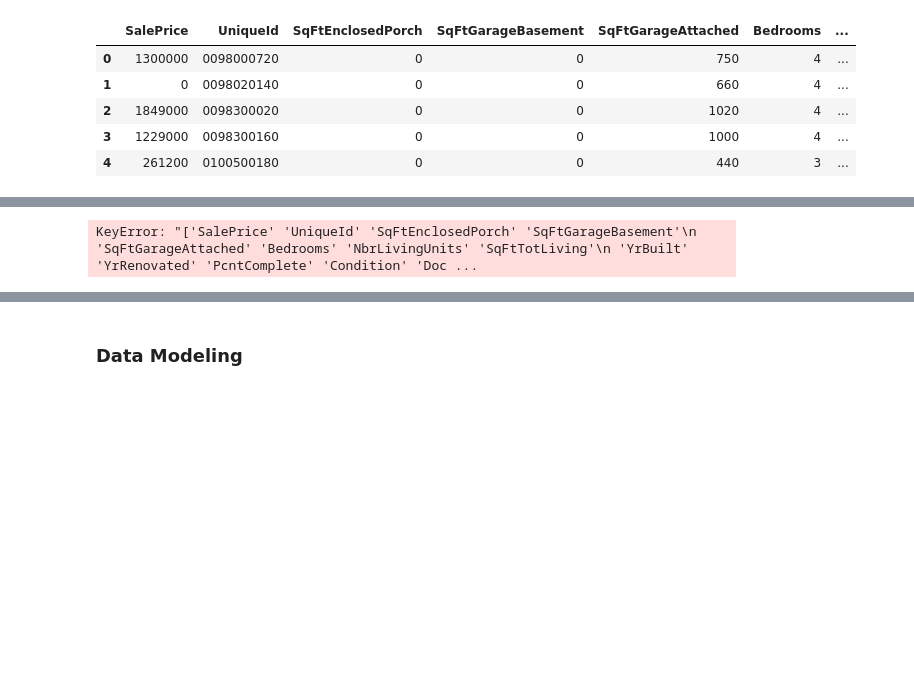
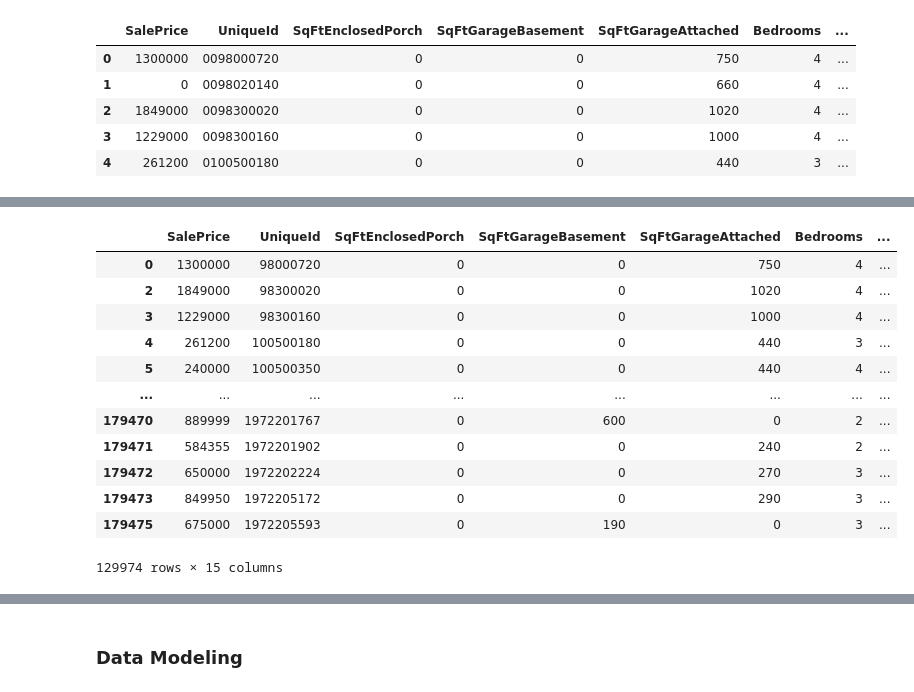
Before and after one commit to sierrafromcalifornia/Housing-Analysis-Project, a Jupyter notebook: notebooks/exploratory/EDA_Exploratory.ipynb, the cells around one changed output, grey strips where cells are left out. Drawn from its saved outputs; the diff is of its cells as text; code cells hidden in the pictures; blank space fills up the shorter version.

```diff
--- a/notebooks/exploratory/EDA_Exploratory.ipynb
+++ b/notebooks/exploratory/EDA_Exploratory.ipynb
@@ -405,7 +424,22 @@ merged_dataframe.head()
 # %%
+# change datatypes for numerical columns to int
+
+merged_dataframe = merged_dataframe.apply(pd.to_numeric)
+
 # eliminate rows where there isn't a recorded sale price
 
-# merged_dataframe['SalePrice'] = merged_dataframe['SalePrice'].astype(int)
-# merged_dataframe.drop(merged_dataframe[merged_dataframe['SalePrice'] < 1])
+merged_dataframe.drop(merged_dataframe[merged_dataframe['SalePrice'] < 1].index)
 # %% [output]
+|  | SalePrice | UniqueId | SqFtEnclosedPorch | SqFtGarageBasement | SqFtGarageAttached | Bedrooms | ... |
+| 0 | 1300000 | 98000720 | 0 | 0 | 750 | 4 | ... |
+| 2 | 1849000 | 98300020 | 0 | 0 | 1020 | 4 | ... |
+| 3 | 1229000 | 98300160 | 0 | 0 | 1000 | 4 | ... |
+| 4 | 261200 | 100500180 | 0 | 0 | 440 | 3 | ... |
+| 5 | 240000 | 100500350 | 0 | 0 | 440 | 4 | ... |
+| ... | ... | ... | ... | ... | ... | ... | ... |
+| 179470 | 889999 | 1972201767 | 0 | 600 | 0 | 2 | ... |
+| 179471 | 584355 | 1972201902 | 0 | 0 | 240 | 2 | ... |
+| 179472 | 650000 | 1972202224 | 0 | 0 | 270 | 3 | ... |
+| 179473 | 849950 | 1972205172 | 0 | 0 | 290 | 3 | ... |
+| 179475 | 675000 | 1972205593 | 0 | 190 | 0 | 3 | ... |
-KeyError: "['SalePrice' 'UniqueId' 'SqFtEnclosedPorch' 'SqFtGarageBasement'\n 'SqFtGarageAttached' 'Bedrooms' 'NbrLivingUnits' 'SqFtTotLiving'\n 'YrBuilt' 'YrRenovated' 'PcntComplete' 'Condition' 'Doc ...
+129974 rows × 15 columns
```
Also changed, not shown: parts of 11 cells of this notebook.
